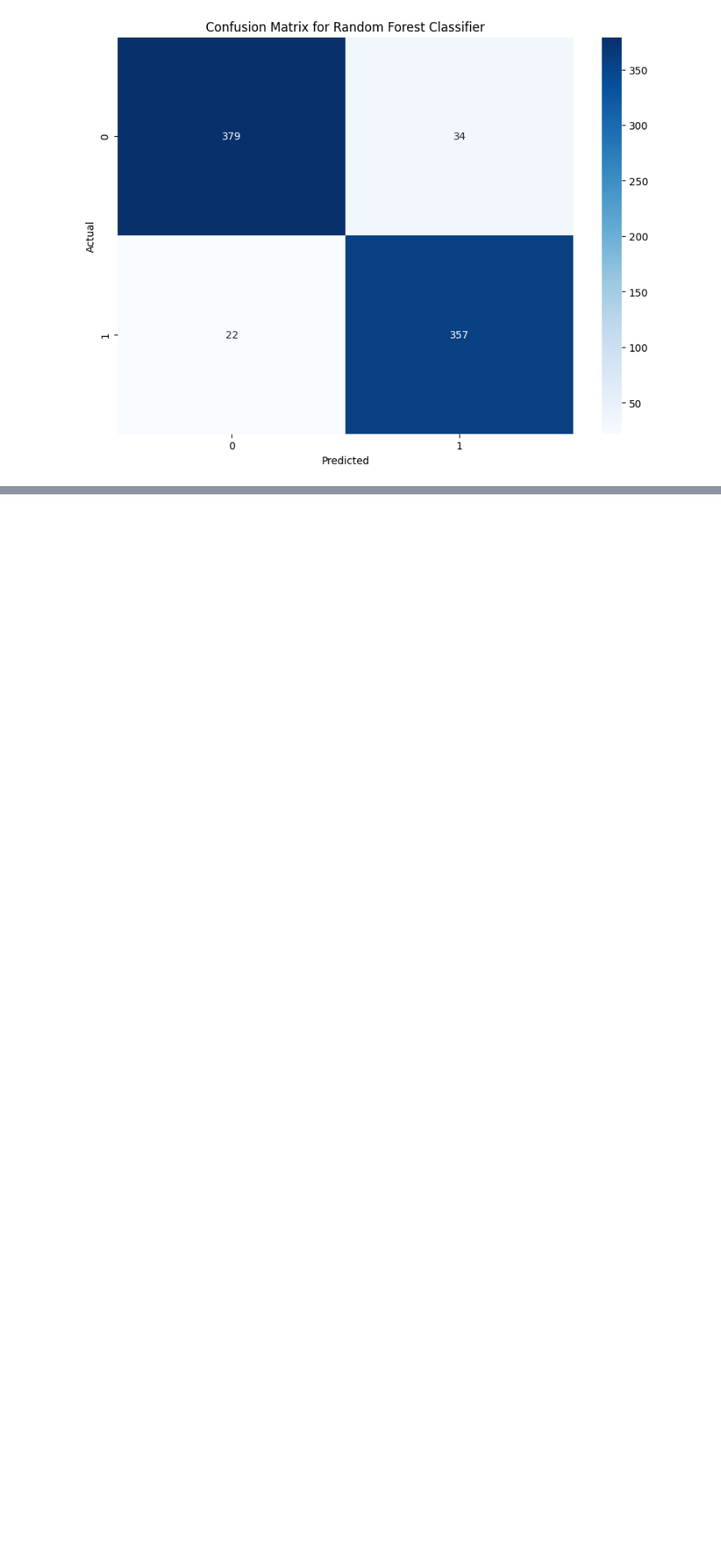
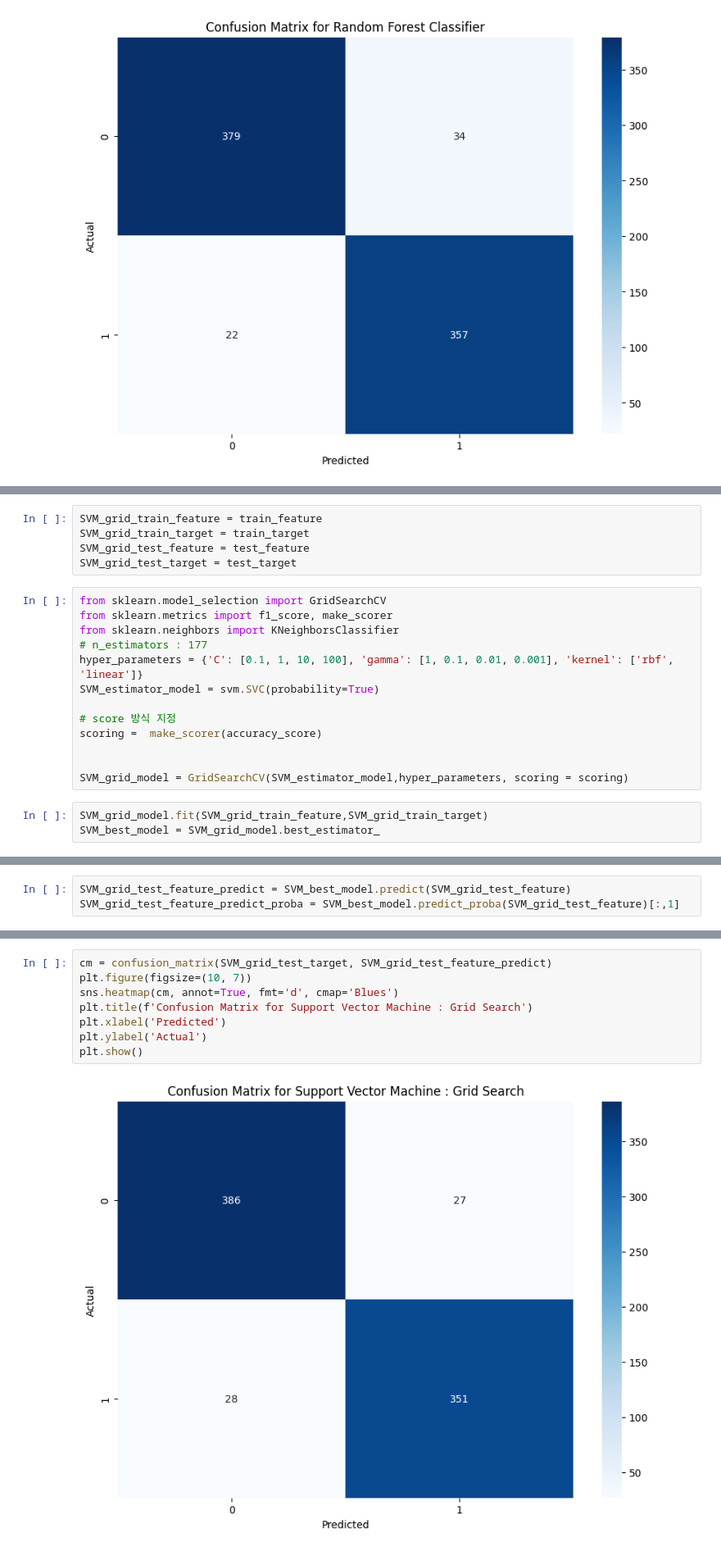
Before and after one commit to nohjuhyeon/alzheimers_projects, a Jupyter notebook: docs/machine_modeling/classification_model_expert.ipynb, the cells around one changed output, grey strips where cells are left out. Shown at 82% size. Drawn from its saved outputs; the diff is of its cells as text; blank space fills up the shorter version.

```diff
--- a/docs/machine_modeling/classification_model_expert.ipynb
+++ b/docs/machine_modeling/classification_model_expert.ipynb
@@ -663,0 +666,21 @@ plt.show()
+# %%
+SVM_grid_train_feature = train_feature
+SVM_grid_train_target = train_target
+SVM_grid_test_feature = test_feature
+SVM_grid_test_target = test_target
+# %%
+from sklearn.model_selection import GridSearchCV
+from sklearn.metrics import f1_score, make_scorer
+from sklearn.neighbors import KNeighborsClassifier
+# n_estimators : 177
+hyper_parameters = {'C': [0.1, 1, 10, 100], 'gamma': [1, 0.1, 0.01, 0.001], 'kernel': ['rbf', 'linear']}
+SVM_estimator_model = svm.SVC(probability=True)
+
+# score 방식 지정
+scoring =  make_scorer(accuracy_score)
+
+
+SVM_grid_model = GridSearchCV(SVM_estimator_model,hyper_parameters, scoring = scoring)
+# %%
+SVM_grid_model.fit(SVM_grid_train_feature,SVM_grid_train_target)
+SVM_best_model = SVM_grid_model.best_estimator_
@@ -663,0 +705,3 @@ plt.show()
+# %%
+SVM_grid_test_feature_predict = SVM_best_model.predict(SVM_grid_test_feature)
+SVM_grid_test_feature_predict_proba = SVM_best_model.predict_proba(SVM_grid_test_feature)[:,1]
@@ -664,3 +724,13 @@ plt.show()
+# %%
+cm = confusion_matrix(SVM_grid_test_target, SVM_grid_test_feature_predict)
+plt.figure(figsize=(10, 7))
+sns.heatmap(cm, annot=True, fmt='d', cmap='Blues')
+plt.title(f'Confusion Matrix for Support Vector Machine : Grid Search')
+plt.xlabel('Predicted')
+plt.ylabel('Actual')
+plt.show()
+# %% [output]
+[figure, added]
 # %% [markdown]
 ## 스태킹 알고리즘과 부스팅 알고리즘 비교
 # %% [markdown]
```
Also changed, not shown: parts of 19 cells of this notebook, 1 other file.
